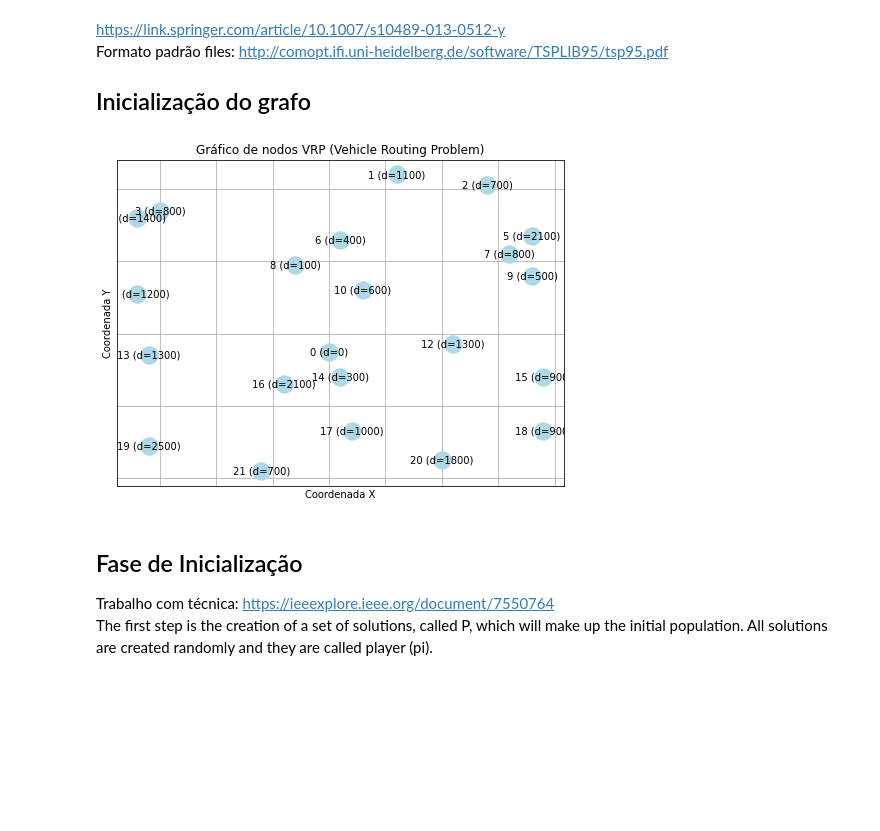
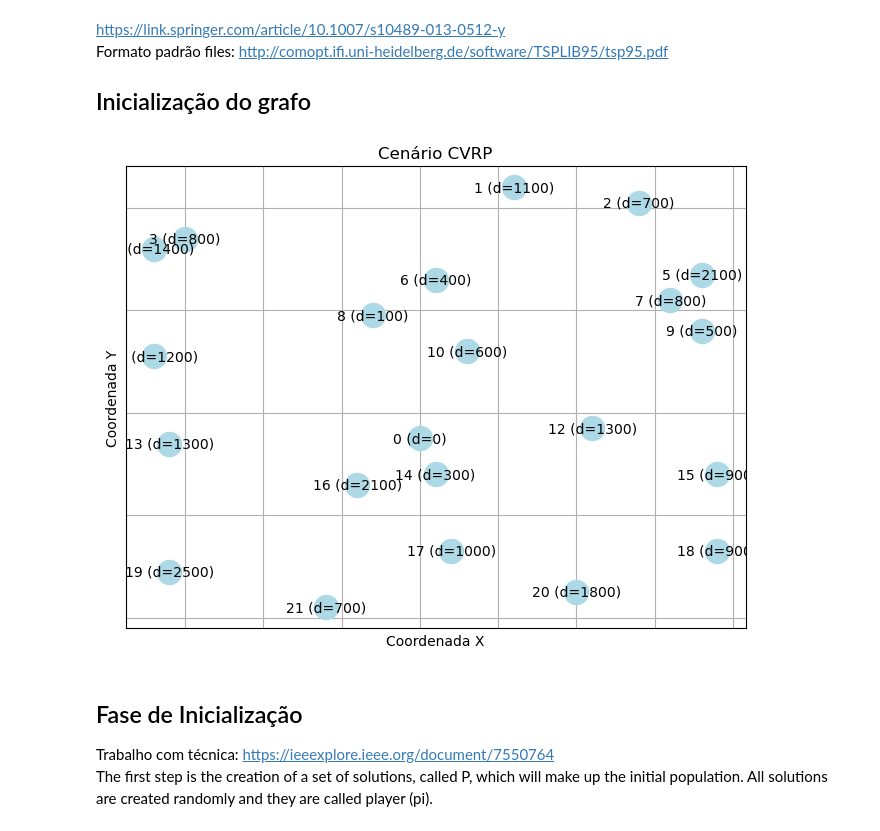
Before and after one commit to gustavouliano/cvrp_algorithms, a Jupyter notebook: golden-ball.ipynb, the cells around one changed output. Cells and saved outputs as stored; diff of their text form; code cells hidden in the pictures; blank space fills up the shorter version.

```diff
--- a/golden-ball.ipynb
+++ b/golden-ball.ipynb
@@ -62,28 +43,3 @@ def draw_graph2(G):
     plt.ylabel("Coordenada Y")
     plt.grid(True)
     plt.show()
-# %%
-# Dados do problema
-vertices = [0, 1]
-print(vertices)
-
-# Adicionar vértices com atributos
-G = nx.MultiDiGraph()  # Grafo direcionado
-for i in vertices:
-    G.add_node(i)
-
-# Adicionar arestas com atributo de distância
-arestas = [
-    (0, 1, {"distância": 10}),
-    (1, 0, {"distância": 15}),
-
-]
-for aresta in arestas:
-    G.add_edge(aresta[0], aresta[1], weight=aresta[2]['distância'])
-# G.add_edges_from([(e[0], e[1], dict(e[2])) for e in arestas])
-# nx.set_edge_attributes(G, {(u, v): d for u, v, d in arestas})
-# draw_labeled_multigraph(G, "distância")
-# draw_graph(G)
-
-draw_graph(G)
-G.edges(data=True)
@@ -188,16 +140,16 @@ https://link.springer.com/article/10.1007/s10489-013-0512-y
 # %%
 G = nx.MultiDiGraph()
 
 instance = vrplib.read_instance("./Vrp-Set-E/E/E-n22-k4.vrp")
 demand = instance['demand']
 nodes_coords = instance['node_coord']
 for i, (x, y) in enumerate(nodes_coords):
     G.add_node(i, x=int(x), y=int(y), demand=int(demand[i]))
 
 G.edges(data=True)
-draw_graph2(G)
+draw_graph(G)
 # %% [output]
-[figure, old version]
+[figure, new version]
 # %% [markdown]
 ## Fase de Inicialização
 Trabalho com técnica: https://ieeexplore.ieee.org/document/7550764
```
Also changed, not shown: parts of 9 cells of this notebook, 1 other file.
